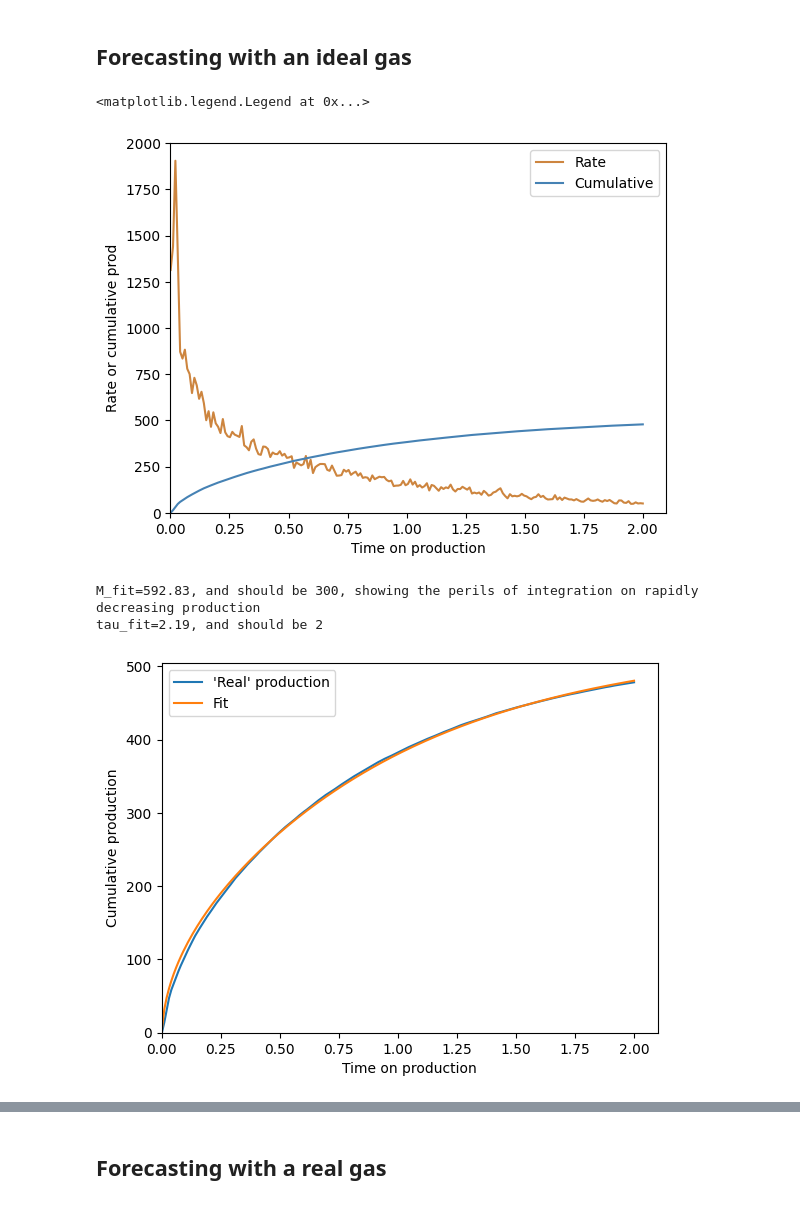
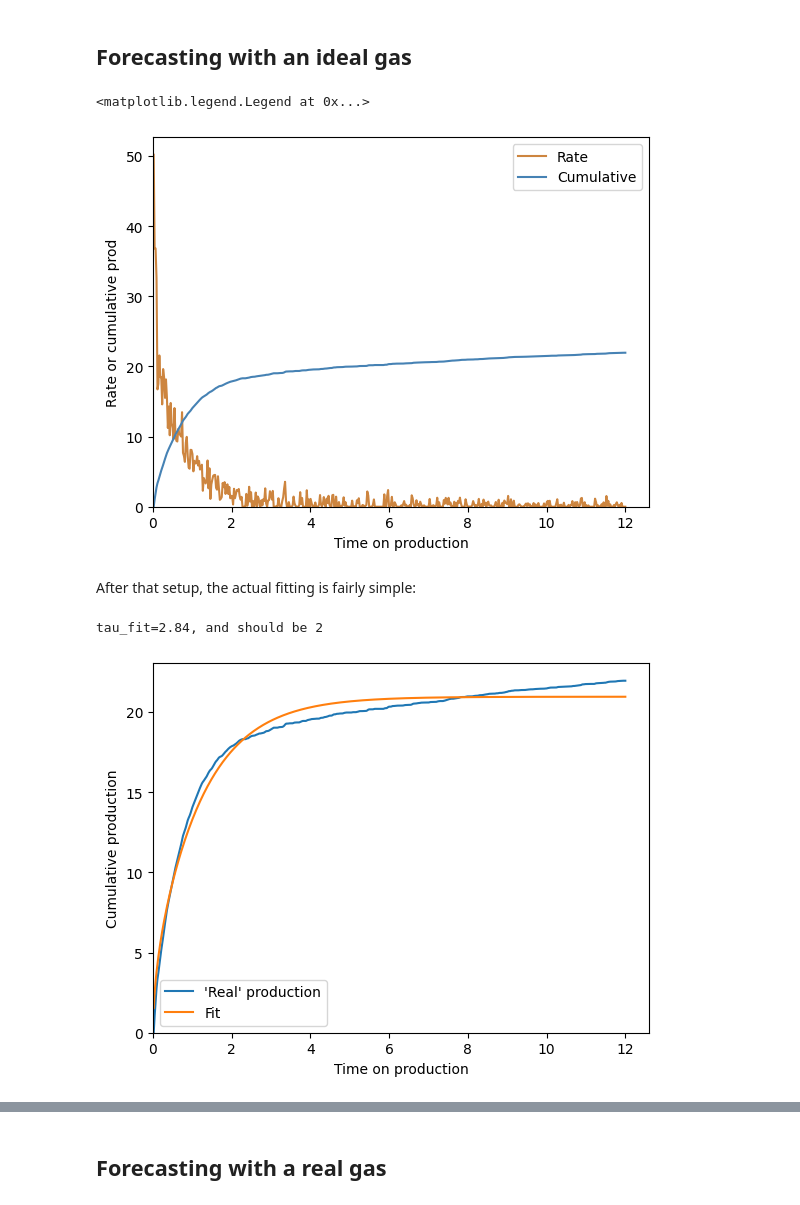
Before and after one commit to frank1010111/bluebonnet, a Jupyter notebook: docs/forecast.ipynb, the cells around one changed output, grey strips where cells are left out. Drawn from its saved outputs; the diff is of its cells as text; code cells hidden in the pictures.

```diff
--- a/docs/forecast.ipynb
+++ b/docs/forecast.ipynb
@@ -33,29 +33,33 @@ rf_ideal = res_ideal.recovery_factor()
 rf_func = interp1d(time, rf_ideal, bounds_error=False, fill_value=(0, rf_ideal[-1]))
 # %%
 # Create test production to fit to
-time_on_production = np.linspace(0.001, 2, 200)
-tau_test = 2
-M_test = 300
-true_prod = M_test * derivative(rf_func, time_on_production / tau_test, dx=0.01)
-production = true_prod * np.random.default_rng(42).normal(
-    1, 0.1, size=len(time_on_production)
-)
-time_on_production = time_on_production  # [1:]
-cum_production = cumtrapz(production, time_on_production, initial=0)
+m_factor = 1e3
+fake_tau = 2
+time_on_production = np.linspace(1e-2, t_end, 500) * fake_tau
+
+# Add some randomness to make this interesting
+randomness = np.random.default_rng(42).normal(
+    0, 2e-3, size=len(time_on_production)
+) / np.sqrt(time_on_production + 0.1)
+fake_rf = rf_func(time_on_production / fake_tau)
+fake_rate = m_factor * np.maximum(np.gradient(fake_rf) + randomness, 0)
+cum_production = cumtrapz(fake_rate, time_on_production, initial=0)
 
 fig, ax = plt.subplots()
-ax.plot(time_on_production, production, color="peru", label="Rate")
+ax.plot(time_on_production, fake_rate, color="peru", label="Rate")
 ax.plot(time_on_production, cum_production, color="steelblue", label="Cumulative")
 ax.set(
     xlabel="Time on production",
     ylabel="Rate or cumulative prod",
     xlim=(0, None),
     ylim=(0, None),
 )
 ax.legend()
 # %% [output]
 <matplotlib.legend.Legend at 0x...>
-[figure, old version]
+[figure, new version]
+# %% [markdown]
+After that setup, the actual fitting is fairly simple:
 # %%
 # Fit the test production
 scaling_curve = ForecasterOnePhase(rf_func)
@@ -63,13 +67,9 @@ scaling_curve = ForecasterOnePhase(rf_func)
 scaling_curve.fit(time_on_production, cum_production)
 M_fit = scaling_curve.M_
 tau_fit = scaling_curve.tau_
-print(
-    f"{M_fit=:.2f}, and should be {M_test}, showing the perils of integration on rapidly decreasing production"
-)
-print(f"{tau_fit=:.2f}, and should be {tau_test}")
+print(f"{tau_fit=:.2f}, and should be {fake_tau}")
 # %% [output]
-M_fit=592.83, and should be 300, showing the perils of integration on rapidly decreasing production
-tau_fit=2.19, and should be 2
+tau_fit=2.84, and should be 2
 # %%
 # Forecast cumulative production and compare fit
 cum_bestfit = scaling_curve.forecast_cum(time_on_production)
@@ -85,4 +85,4 @@ ax.set(
     ylabel="Cumulative production",
 );
 # %% [output]
-[figure, old version]
+[figure, new version]
```
Also changed, not shown: parts of 3 cells of this notebook.
